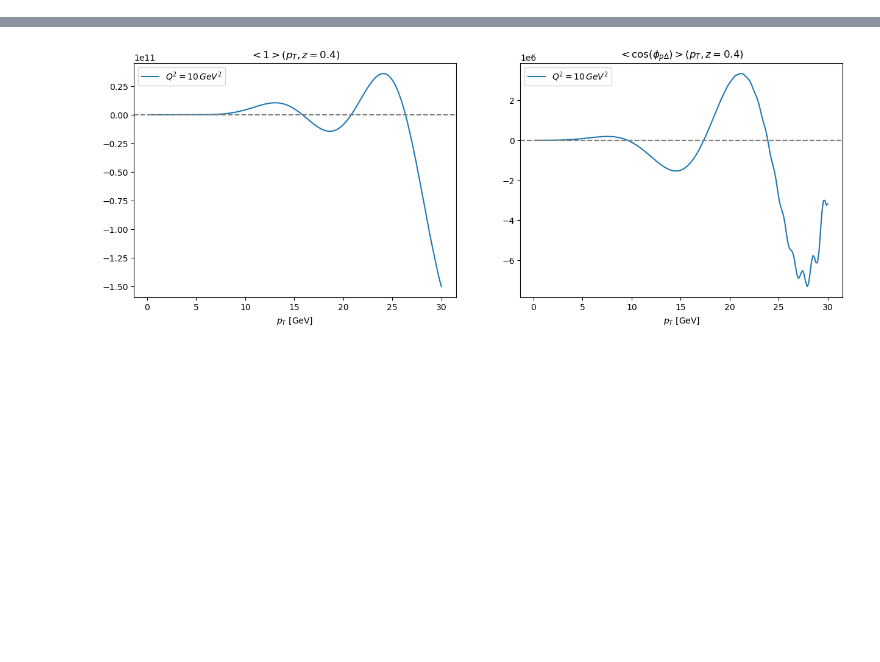
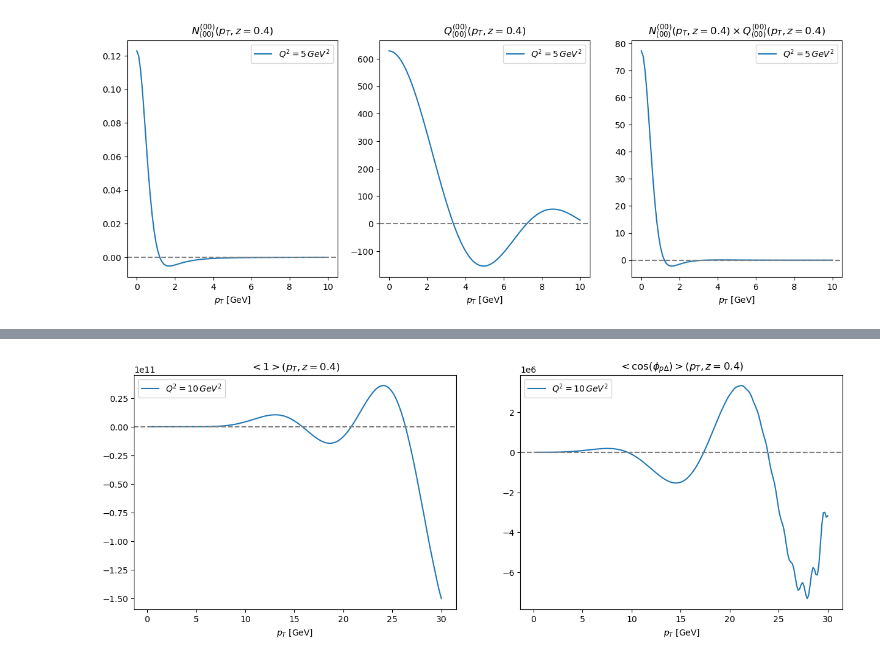
Before and after one commit to brandonmanley/dijet_DSA, a Jupyter notebook: bmanley/DSA_testing.ipynb, the cells around one changed output, grey strips where cells are left out. Cells and saved outputs as stored; diff of their text form; code cells hidden in the pictures; blank space fills up the shorter version.

```diff
--- a/bmanley/DSA_testing.ipynb
+++ b/bmanley/DSA_testing.ipynb
@@ -97,7 +97,7 @@ plt.show()
 # def blend(x):
 #     return (1/(1+np.exp(6*x)))-0.5
 
-def double_bessel(pT, Q, z, xBj, indices, amp, lamIR = lambdaIR):
+def double_bessel(pT, Q, z, xBj, indices, amp, lamIR = lambdaIR, s10_0 = 0, zeta = 80, r0 = 0.7):
 
     ia, ib, ic, id = indices
     prefactor = ((pT/lamIR)**ic)*(((Q*np.sqrt(z*(1-z)))/lamIR)**id)
@@ -128,13 +128,21 @@ def double_bessel(pT, Q, z, xBj, indices, amp, lamIR = lambdaIR):
             # amp_value *= 0.00001
             size = delta
 
-            # stop after r = 10 GeV
-            if irow['s10'] < bas*(-4.6): amp_value = 0
+            # q_fact = 1
+            # amp_value *= np.exp(-(np.exp(u)**2)*q_factor)
+            amp_value *= 1.0/(1 + np.exp(zeta*(np.exp(u)*r0 - 1)))
+
+            # stop after r = 1 GeV
+            if irow['s10'] < bas*(s10_0):
+                # print(irow['s10'])
+                amp_value = 0
+            # if irow['s10'] < bas*(-4): amp_value = 0
 
 
         else:
             u = irow['ln(r)']
             amp_value = irow['N[ln(r)]']
+            # if u > np.log(5): amp_value = 0
             size = 0.01   # from evolution code
 
         # print(u)
@@ -158,10 +166,46 @@ def double_bessel(pT, Q, z, xBj, indices, amp, lamIR = lambdaIR):
 
     return prefactor*sum
 # %%
+
 # compute db transform
 
-pT_values = np.linspace(0,30,100)
+pT_values = np.linspace(0,10,100)
 test_Q2 = np.sqrt(5)
-test_z = 0.1
+test_z = 0.4
+s10_0s = [1, 2, 10]
 testN = [double_bessel(ipT, test_Q2, test_z, 0.01, [0,0,0,0], 'N') for ipT in pT_values]
 testQ = [double_bessel(ipT, test_Q2, test_z, 0.01, [0,0,0,0], 'Q') for ipT in pT_values]
+# testQs = [[double_bessel(ipT, test_Q2, test_z, 0.01, [0,0,0,0], 'Q',  = is10_0) for ipT in pT_values] for is10_0 in s10_0s]
+
+
+fig, axes = plt.subplots(1, 3, figsize=(15, 5))
+
+axes[0].plot(pT_values, testN, label = fr'$Q^2={round(test_Q2**2)}\,GeV^2$')
+axes[0].axhline(y=0, color='grey', linestyle='--')
+axes[0].set_xlabel(r'$p_{T}$ [GeV]')
+axes[0].set_title(fr'$N_{{(00)}}^{{(00)}}(p_T, z={test_z})$')
+axes[0].legend()
+# axes[0].semilogy()
+
+axes[1].plot(pT_values, testQ, label = fr'$Q^2={round(test_Q2**2)}\,GeV^2$')
+axes[1].axhline(y=0, color='grey', linestyle='--')
+axes[1].set_xlabel(r'$p_{T}$ [GeV]')
+axes[1].set_title(fr'$Q_{{(00)}}^{{(00)}}(p_T, z={test_z})$')
+axes[1].legend()
+# axes[1].semilogy()
+
+axes[2].plot(pT_values, np.array(testN)*np.array(testQ), label = fr'$Q^2={round(test_Q2**2)}\,GeV^2$')
+axes[2].axhline(y=0, color='grey', linestyle='--')
+# axes[2].semilogy()
+axes[2].set_xlabel(r'$p_{T}$ [GeV]')
+axes[2].set_title(fr'$N_{{(00)}}^{{(00)}}(p_T, z={test_z})\times Q_{{(00)}}^{{(00)}}(p_T, z={test_z})$')
+axes[2].legend()
+
+# plt.plot(pT_values, N_pTs[1], label = "Q, a,b = 1,0")
+# plt.plot(pT_values, N_pTs[2], label = "a,b = 0,1")
+# plt.plot(pT_values, N_pTs[3], label = "a,b = 1,1")
+# plt.legend()
+plt.axhline(y=0, color='grey', linestyle='--')
+plt.show()
+# %% [output]
+[figure, added]
```
Also changed, not shown: parts of 6 cells of this notebook, 3 other files.
